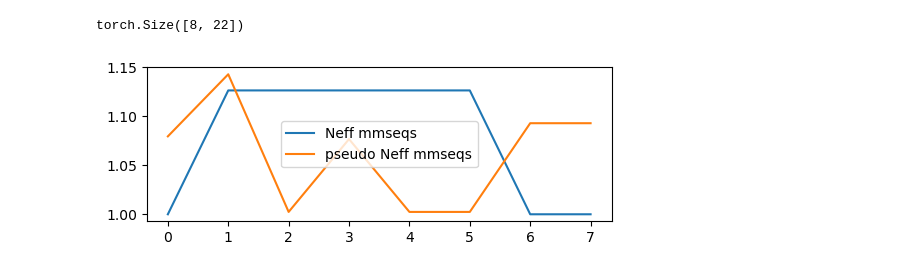
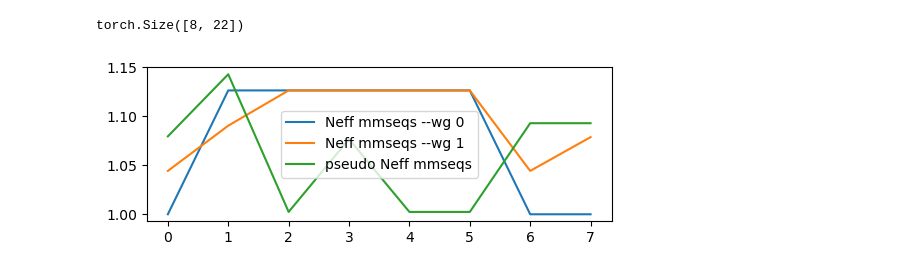
Before and after one commit to neftlon/af2-plddt-contextualized, a Jupyter notebook: notebooks/mmseqs_mapping.ipynb, the cells around one changed output. Drawn from its saved outputs; the diff is of its cells as text; code cells hidden in the pictures.

Commit message:
add ability to specify command line parameters to mmseqs call

```diff
--- a/notebooks/mmseqs_mapping.ipynb
+++ b/notebooks/mmseqs_mapping.ipynb
@@ -17,7 +17,12 @@ mmseqs = "/home/johannes/uni/idp/MMseqs2/cmake-build-debug/src/mmseqs"
 MSA_PATH = "../data/Q9AAS4.a3m"
 MSA_PATH = "/home/johannes/uni/idp/MMseqs2/test/mini.a3m"
 # %%
-mmseqs_scores = mmseqs_neff_from_a3m(MSA_PATH,mmseqs)
+mmseqs_scores = {
+  k: mmseqs_neff_from_a3m(
+    MSA_PATH, mmseqs, {"msa2profile": k}
+  )
+  for k in ["--wg 0", "--wg 1"]
+}
 # %%
 msa = EncMsa.from_thing(MSA_PATH)
 # %%
@@ -39,8 +44,9 @@ torch.Size([8, 22])
 neff = 2 ** (-(nf * nf.log2()).sum(1) / msa.data.shape[1])
 # %%
 plt.figure(figsize=(6,2))
-plt.plot(mmseqs_scores,label="Neff mmseqs")
+for k, v in mmseqs_scores.items():
+  plt.plot(v,label="Neff mmseqs " + k)
 plt.plot(neff,label="pseudo Neff mmseqs")
 plt.legend();
 # %% [output]
-[figure, old version]
+[figure, new version]
```
Also changed, not shown: 1 other file.
